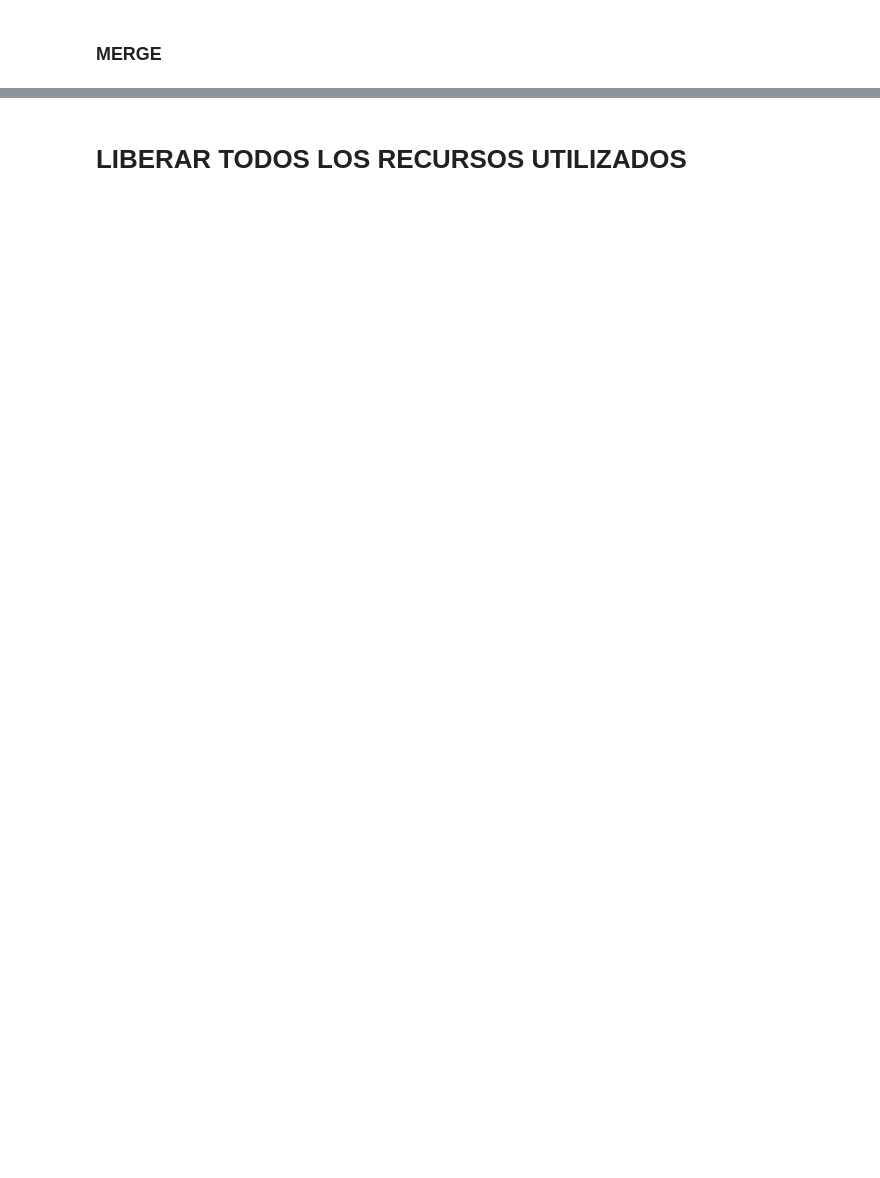
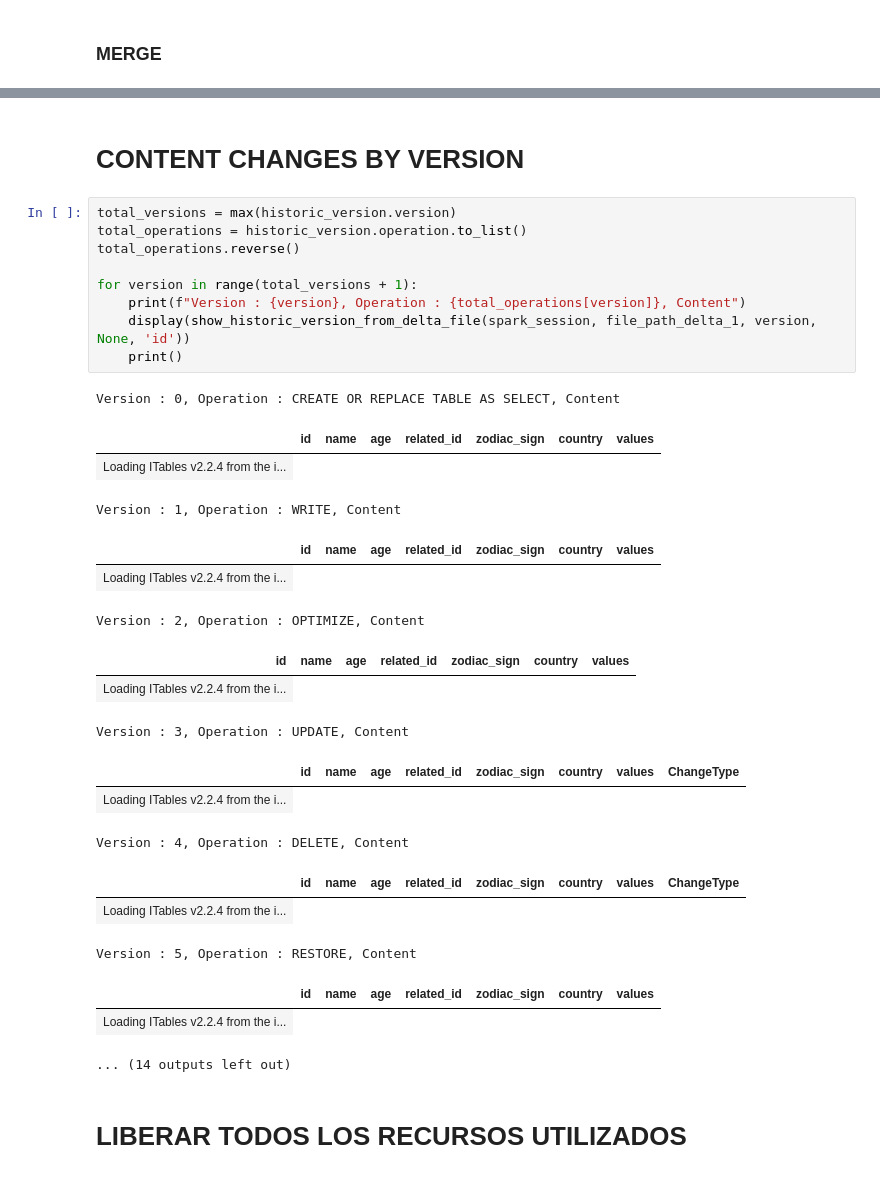
Before and after one commit to JorgeCardona/recursos, a Jupyter notebook: delta-spark/Delta Spark.ipynb, the cells around one changed output, grey strips where cells are left out. Saved outputs shown, nothing was run; the diff lists cells and outputs as text; blank space fills up the shorter version.

```diff
--- a/delta-spark/Delta Spark.ipynb
+++ b/delta-spark/Delta Spark.ipynb
@@ -2732,3 +2772,34 @@ Delta table has updated or inserted records based on the 'id' column.
+# %% [markdown]
+# CONTENT CHANGES BY VERSION
+# %%
+total_versions = max(historic_version.version)
+total_operations = historic_version.operation.to_list()
+total_operations.reverse()
+
+for version in range(total_versions + 1):
+    print(f"Version : {version}, Operation : {total_operations[version]}, Content")
+    display(show_historic_version_from_delta_file(spark_session, file_path_delta_1, version, None, 'id'))
+    print()
+# %% [output]
+Version : 0, Operation : CREATE OR REPLACE TABLE AS SELECT, Content
+|  | id | name | age | related_id | zodiac_sign | country | values |
+| Loading ITables v2.2.4 from the i... |
+Version : 1, Operation : WRITE, Content
+|  | id | name | age | related_id | zodiac_sign | country | values |
+| Loading ITables v2.2.4 from the i... |
+Version : 2, Operation : OPTIMIZE, Content
+| id | name | age | related_id | zodiac_sign | country | values |
+| Loading ITables v2.2.4 from the i... |
+Version : 3, Operation : UPDATE, Content
+|  | id | name | age | related_id | zodiac_sign | country | values | ChangeType |
+| Loading ITables v2.2.4 from the i... |
+Version : 4, Operation : DELETE, Content
+|  | id | name | age | related_id | zodiac_sign | country | values | ChangeType |
+| Loading ITables v2.2.4 from the i... |
+Version : 5, Operation : RESTORE, Content
+|  | id | name | age | related_id | zodiac_sign | country | values |
+| Loading ITables v2.2.4 from the i... |
+... (14 outputs left out)
 # %% [markdown]
 # LIBERAR TODOS LOS RECURSOS UTILIZADOS
 # %%
```
Also changed, not shown: parts of 17 cells of this notebook.
